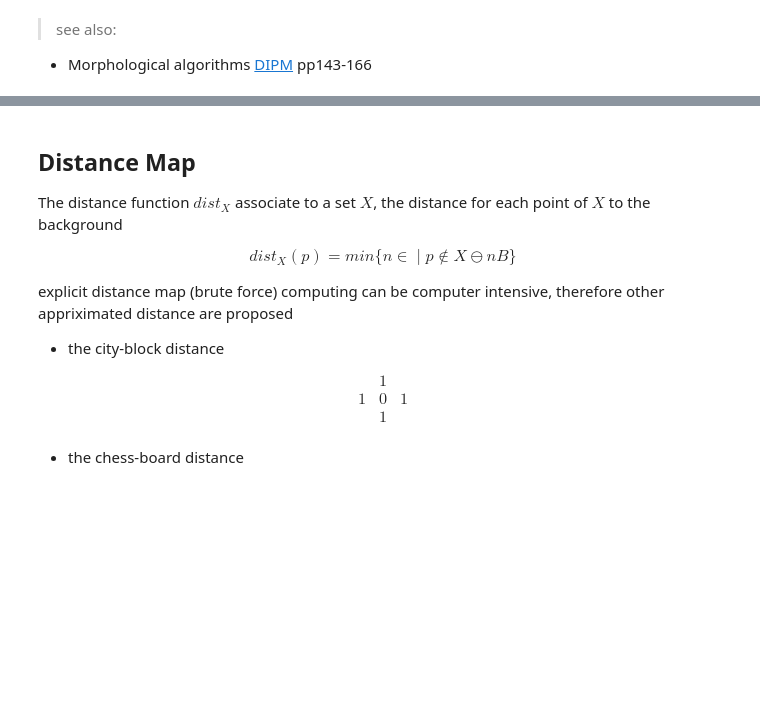
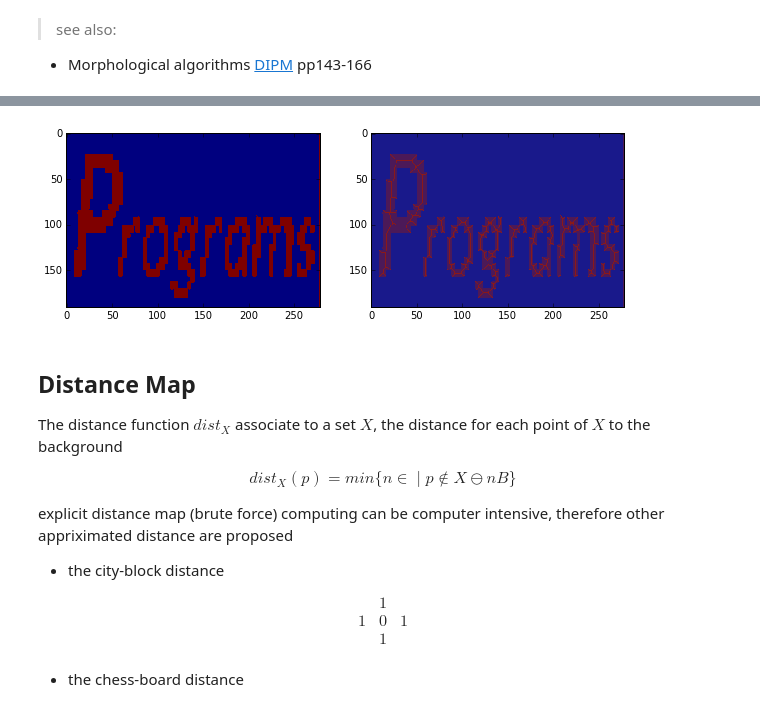
Before and after one commit to odebeir/info-h-500-501, a Jupyter notebook: 05-Morphomathematics/02-Combined operations.ipynb, the cells around one changed output, grey strips where cells are left out. Cells and saved outputs as stored; diff of their text form; code cells hidden in the pictures; blank space fills up the shorter version.

```diff
--- a/05-Morphomathematics/02-Combined operations.ipynb
+++ b/05-Morphomathematics/02-Combined operations.ipynb
@@ -129,0 +161,23 @@ plt.imshow(R,cmap=plt.cm.gray);
+# %%
+ima = imread('http://homepages.ulb.ac.be/~odebeir/data/programs.png')[:,:,0] >10
+
+# skeletoninzing structuring elements
+B1 = np.array([[0,0,0],[2,1,2],[1,1,1]])
+B2 = np.array([[2,0,0],[1,1,0],[2,1,2]])
+selem = rotate_4(B1) + rotate_4(B2) #join the two list of structuring element
+
+R = ima.copy()
+
+for i in range(12):
+    for s in selem:
+        HoM = hit_or_miss(R,s)
+        R[HoM] = 0
+
+plt.figure(figsize=[10,10])
+plt.subplot(1,2,1)
+plt.imshow(ima,interpolation='nearest')
+plt.subplot(1,2,2)
+plt.imshow(ima,interpolation='nearest',alpha = .8)
+plt.imshow(R,interpolation='nearest',alpha=.5);
+# %% [output]
+[figure, added]
```
Also changed, not shown: parts of 14 cells of this notebook.
